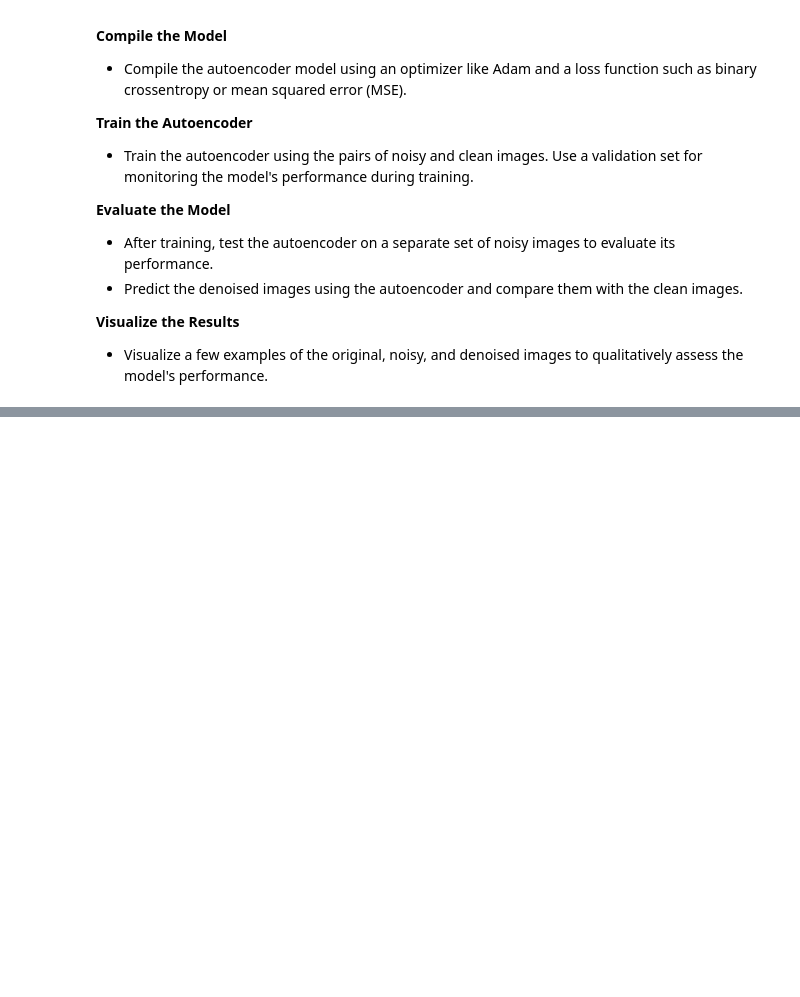
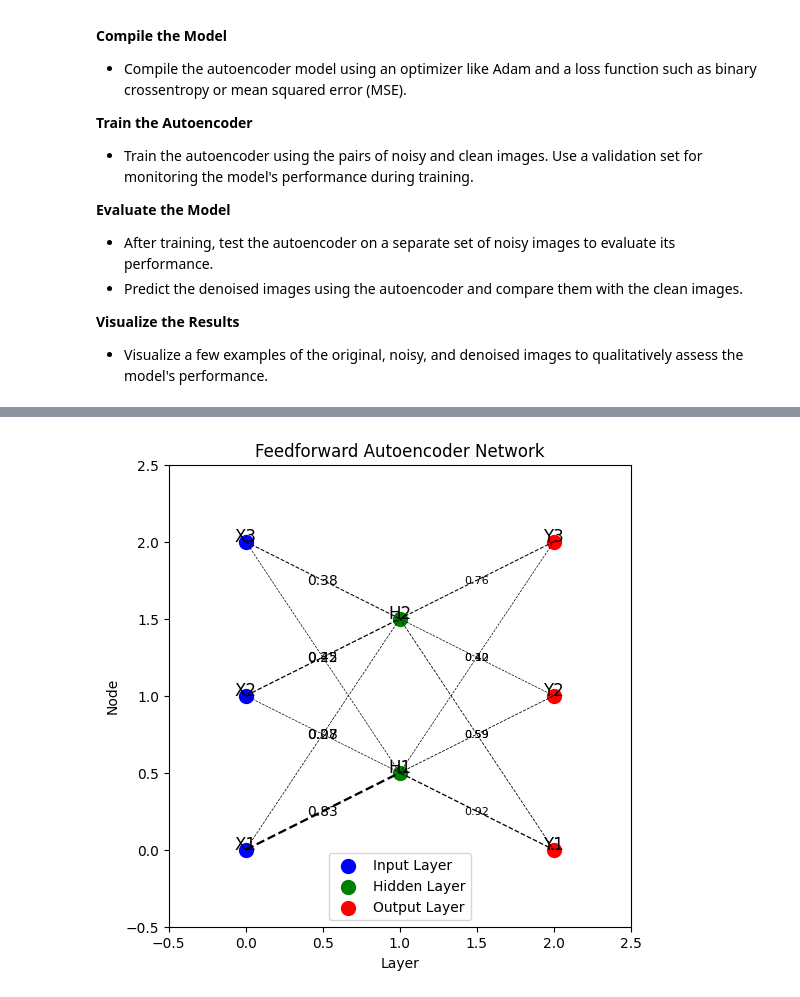
Before and after one commit to LaboratoryPatternRecognition/MachineLearningS, a Jupyter notebook: _sources/ML/FeatureReduction/Autoencoders1.ipynb, the cells around one changed output, grey strips where cells are left out. Drawn from its saved outputs; the diff is of its cells as text; code cells hidden in the pictures; blank space fills up the shorter version.

```diff
--- a/_sources/ML/FeatureReduction/Autoencoders1.ipynb
+++ b/_sources/ML/FeatureReduction/Autoencoders1.ipynb
@@ -438,0 +772,60 @@ The loss function used for training is typically the Mean Squared Error (MSE) or
+# %%
+import numpy as np
+import matplotlib.pyplot as plt
+
+def draw_autoencoder(weights_input_hidden, weights_hidden_output):
+    fig, ax = plt.subplots(figsize=(8, 6))
+
+    # Define positions of nodes
+    input_positions = np.array([[0, i] for i in range(3)])
+    hidden_positions = np.array([[1, i + 0.5] for i in range(2)])  # Adjust y-position for hidden layer
+    output_positions = np.array([[2, i] for i in range(3)])
+
+    # Plot nodes
+    ax.scatter(input_positions[:, 0], input_positions[:, 1], s=100, c='blue', label='Input Layer')
+    ax.scatter(hidden_positions[:, 0], hidden_positions[:, 1], s=100, c='green', label='Hidden Layer')
+    ax.scatter(output_positions[:, 0], output_positions[:, 1], s=100, c='red', label='Output Layer')
+
+    # Draw connections with weights
+    for i, input_pos in enumerate(input_positions):
+        for j, hidden_pos in enumerate(hidden_positions):
+            weight = weights_input_hidden[i, j]
+            ax.plot([input_pos[0], hidden_pos[0]], [input_pos[1], hidden_pos[1]],
+                    'k--', lw=max(weight * 2, 0.5))  # Reduce line thickness, ensure min thickness
+            ax.text((input_pos[0] + hidden_pos[0]) / 2, (input_pos[1] + hidden_pos[1]) / 2,
+                    f'{weight:.2f}', fontsize=10, ha='center', va='center')  # Increase font size
+
+    for j, hidden_pos in enumerate(hidden_positions):
+        for k, output_pos in enumerate(output_positions):
+            weight = weights_hidden_output[j, k]
+            ax.plot([hidden_pos[0], output_pos[0]], [hidden_pos[1], output_pos[1]],
+                    'k--', lw=max(weight * 1, 0.5))  # Reduce line thickness, ensure min thickness
+            ax.text((hidden_pos[0] + output_pos[0]) / 2, (hidden_pos[1] + output_pos[1]) / 2,
+                    f'{weight:.2f}', fontsize=8, ha='center', va='center')  # Increase font size
+
+    # Add labels and legend
+    for i in range(3):
+        ax.text(input_positions[i, 0], input_positions[i, 1], f'X{i+1}', fontsize=12, ha='center')
+    for i in range(2):
+        ax.text(hidden_positions[i, 0], hidden_positions[i, 1], f'H{i+1}', fontsize=12, ha='center')
+    for i in range(3):
+        ax.text(output_positions[i, 0], output_positions[i, 1], f'Y{i+1}', fontsize=12, ha='center')
+
+    ax.legend()
+    ax.set_xlim(-0.5, 2.5)
+    ax.set_ylim(-0.5, 2.5)
+    ax.set_aspect('equal')
+    ax.set_title('Feedforward Autoencoder Network')
+    plt.xlabel('Layer')
+    plt.ylabel('Node')
+    plt.grid(False)
+    plt.show()
+
+# Initialize weights
+weights_input_hidden = np.random.rand(3, 2)  # 3 input nodes to 2 hidden nodes
+weights_hidden_output = np.random.rand(2, 3)  # 2 hidden nodes to 3 output nodes
+
+# Draw the network
+draw_autoencoder(weights_input_hidden, weights_hidden_output)
+# %% [output]
+[figure, added]
```
Also changed, not shown: parts of 28 cells of this notebook, 56 other files.
